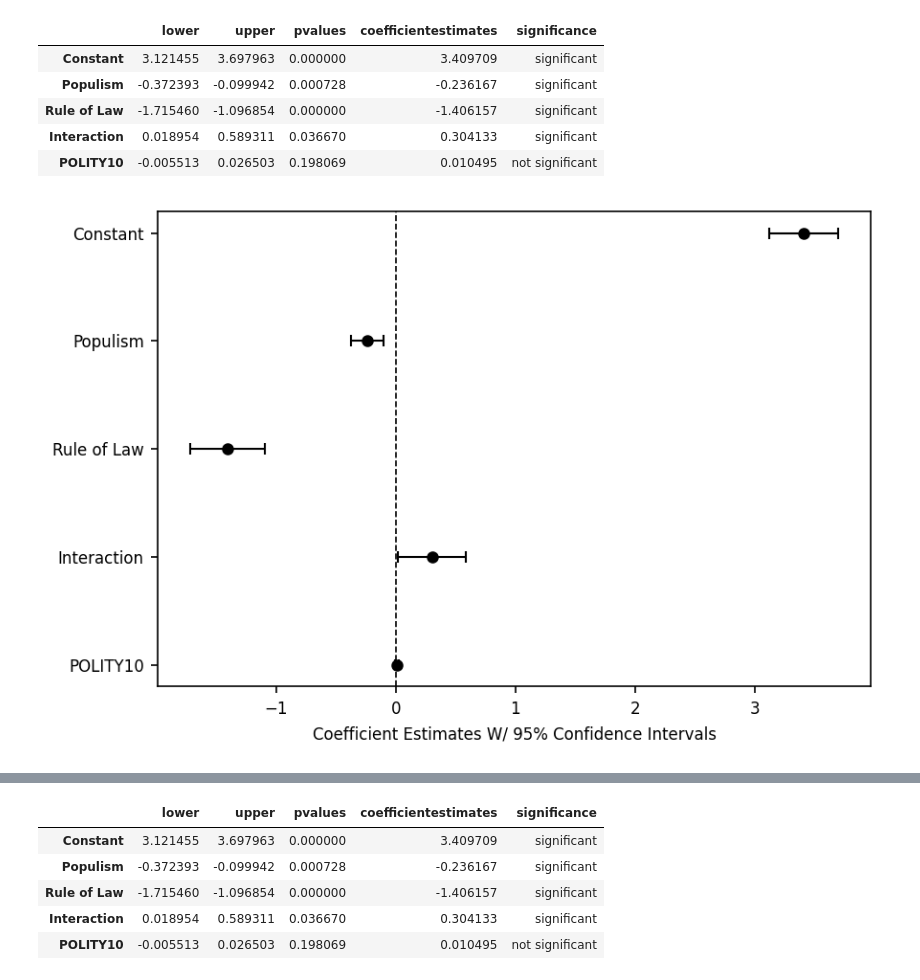
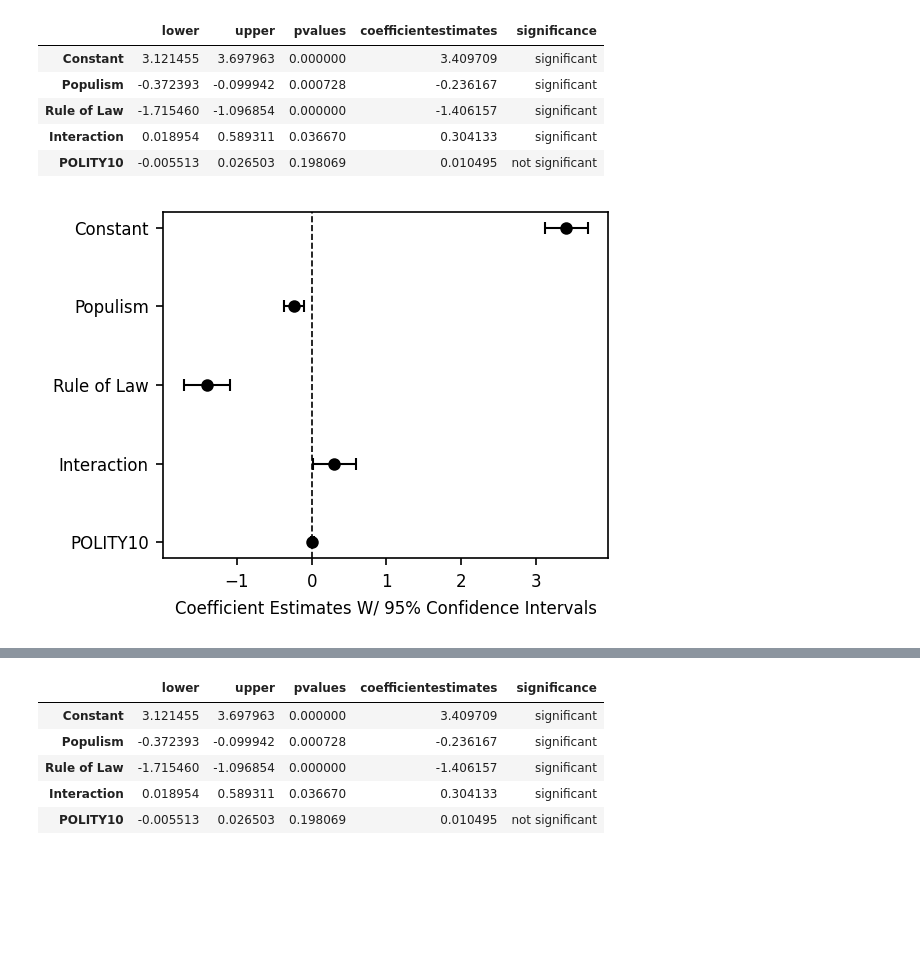
Before and after one commit to jgkorman/Python-Projects, a Jupyter notebook: State_Capture_and_Populism_data.ipynb, the cells around one changed output, grey strips where cells are left out. Cells and saved outputs as stored; diff of their text form; code cells hidden in the pictures; blank space fills up the shorter version.

Commit message:
creating marginal effects and forest plots in python

```diff
--- a/State_Capture_and_Populism_data.ipynb
+++ b/State_Capture_and_Populism_data.ipynb
@@ -537,3 +537,4 @@ ii) for the variable evaluating the change in b1 across its range is 0.0 to 0.69
 # **Creating a forest plot**
 # %%
 pvalues = re_res.pvalues
+params = re_res.params
@@ -572,18 +564,18 @@ forest
 | POLITY10 | -0.005513 | 0.026503 | 0.198069 | 0.010495 | not significant |
 # %%
 import matplotlib.pyplot as plt
-plt.figure(figsize=(6, 4), dpi=150)
+plt.figure(figsize=(4, 3), dpi=150)
 
 ci = [forest.iloc[::-1]['coefficientestimates'] - forest.iloc[::-1]['lower'].values, forest.iloc[::-1]['upper'].values - forest.iloc[::-1]['coefficientestimates']]
 plt.errorbar(x=forest.iloc[::-1]['coefficientestimates'], y=forest.iloc[::-1].index.values, xerr=ci,
             color='black',  capsize=3, linestyle='None', linewidth=1,
             marker="o", markersize=5, mfc="black", mec="black")
 plt.axvline(x=0, linewidth=0.8, linestyle='--', color='black')
 plt.tick_params(axis='both', which='major', labelsize=8)
 plt.xlabel('Coefficient Estimates W/ 95% Confidence Intervals', fontsize=8)
 plt.tight_layout()
 # plt.savefig('raw_forest_plot.png')
 plt.show()
 # %% [output]
-[figure, old version]
+[figure, new version]
 # %%
```
Also changed, not shown: parts of 6 cells of this notebook.
